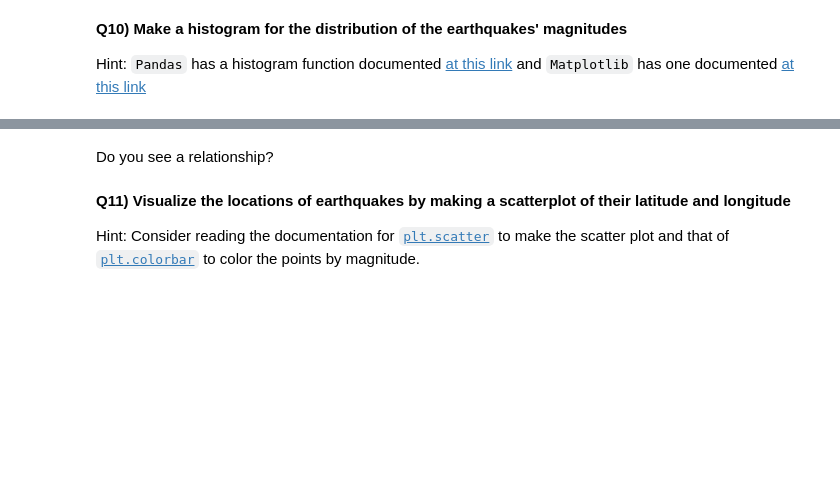
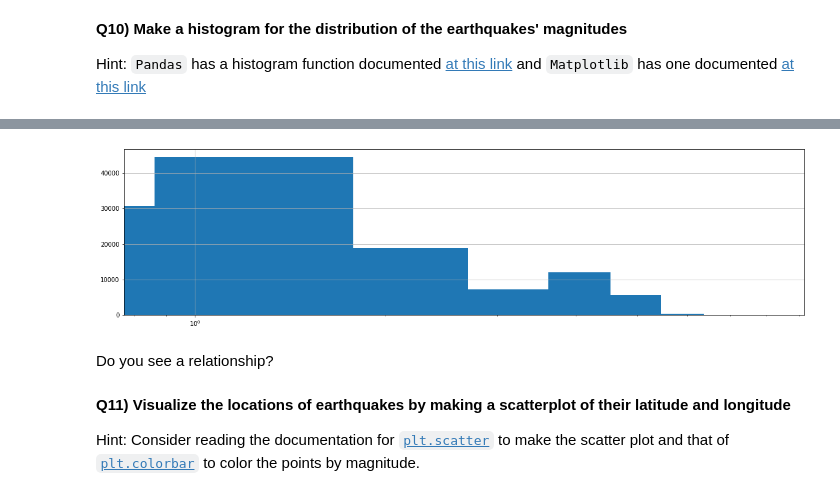
Before and after one commit to yasminghd/2022_ML_Earth_Env_Sci, a Jupyter notebook: Lab_Notebooks/S1_4_Pandas.ipynb, the cells around one changed output, grey strips where cells are left out. Drawn from its saved outputs; the diff is of its cells as text; code cells hidden in the pictures; blank space fills up the shorter version.

```diff
--- a/Lab_Notebooks/S1_4_Pandas.ipynb
+++ b/Lab_Notebooks/S1_4_Pandas.ipynb
@@ -982,3 +997,10 @@ Hint: `Pandas` has a histogram function documented [at this link](https://pandas
+# %%
+# Use a logarithmic scale
+fig, ax = plt.subplots(1,1, figsize=(20,5))
+df['mag'].hist()
+plt.xscale('log')
+# %% [output]
+[figure, added]
 # %%
 # Make one histogram for the filtered dataset, and one for the unfiltered dataset
 # %% [markdown]
```
Also changed, not shown: parts of 5 cells of this notebook.
